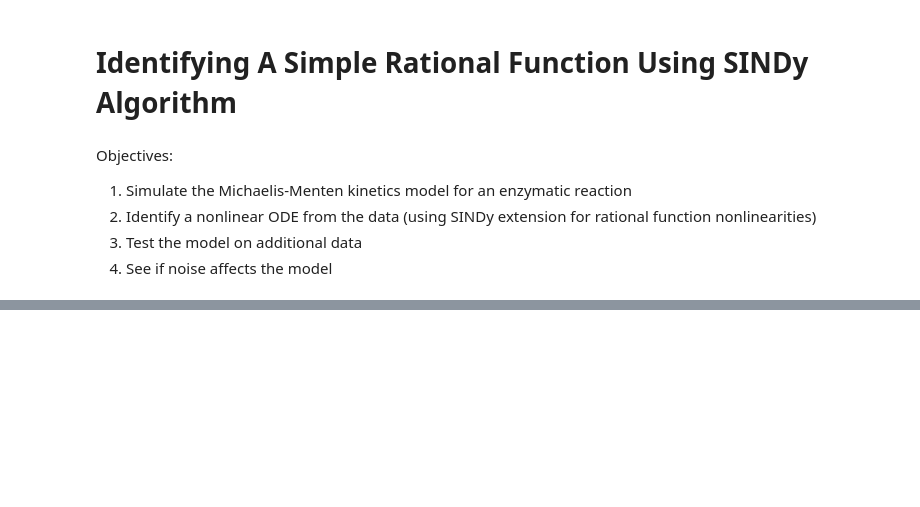
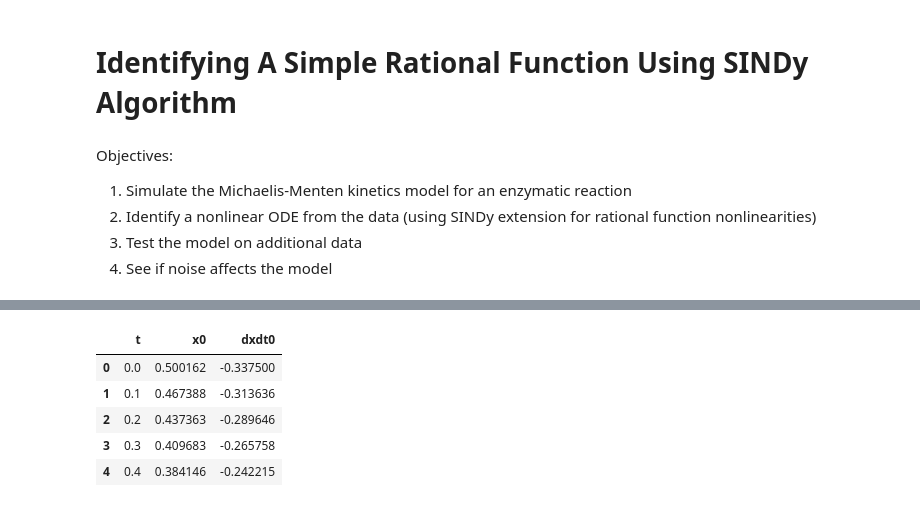
Before and after one commit to billtubbs/mech-575, a Jupyter notebook: code/python/Chapter-7-data-driven-SINDy-enzymatic-reaction.ipynb, the cells around one changed output, grey strips where cells are left out. Saved outputs shown, nothing was run; the diff lists cells and outputs as text; code cells hidden in the pictures; blank space fills up the shorter version.

```diff
--- a/code/python/Chapter-7-data-driven-SINDy-enzymatic-reaction.ipynb
+++ b/code/python/Chapter-7-data-driven-SINDy-enzymatic-reaction.ipynb
@@ -132,0 +165,21 @@ theta.shape
+# %%
+# Make them into dataframes
+t_df = pd.Series(tspan, name='t')
+xt_df = pd.DataFrame(
+    {f'x{i}': xt[:, i] for i in range(xt.shape[1])}
+)
+dxdt_df = pd.DataFrame(
+    {f'dxdt{i}': dxdt[:, i] for i in range(dxdt.shape[1])}
+)
+
+# Combine into one dataframe including time
+df = pd.concat([t_df, xt_df, dxdt_df], axis=1)
+assert df.shape == (N*measures, 1 + n*2)
+df.head()
+# %% [output]
+|  | t | x0 | dxdt0 |
+| 0 | 0.0 | 0.500162 | -0.337500 |
+| 1 | 0.1 | 0.467388 | -0.313636 |
+| 2 | 0.2 | 0.437363 | -0.289646 |
+| 3 | 0.3 | 0.409683 | -0.265758 |
+| 4 | 0.4 | 0.384146 | -0.242215 |
```
Also changed, not shown: parts of 23 cells of this notebook, 3 other files.
